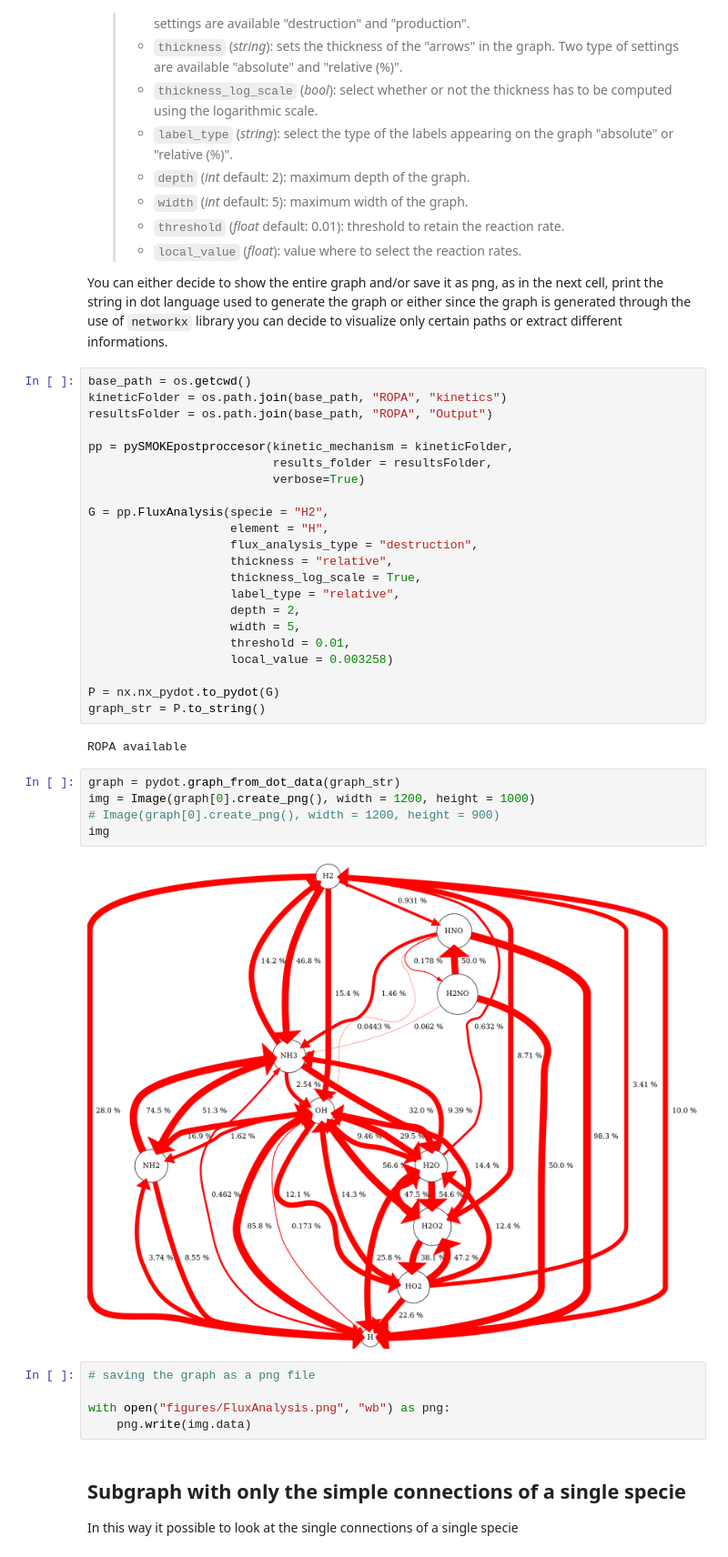
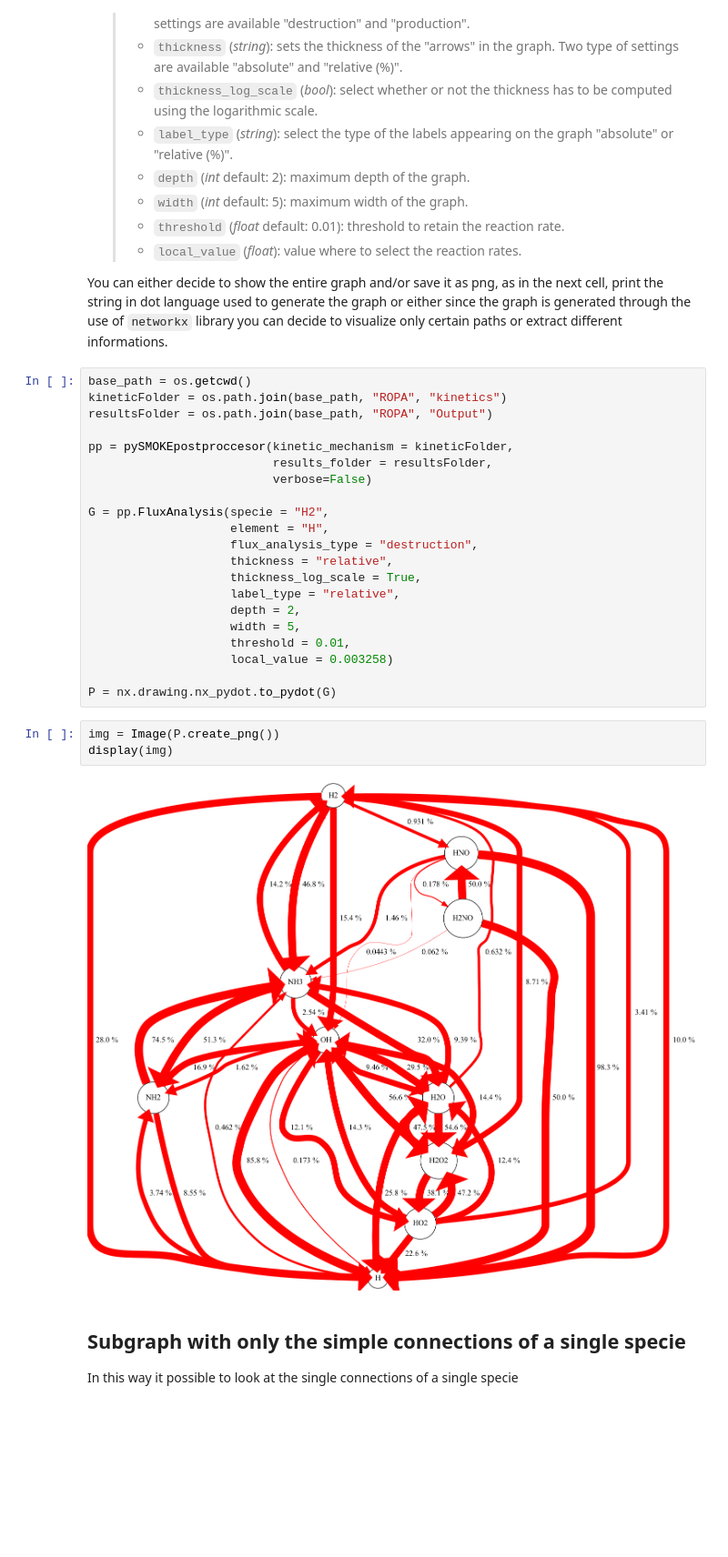
Before and after one commit to tdinelli/pySMOKEPostProcessor, a Jupyter notebook: examples/FluxAnalysis-01.ipynb, the cells around one changed output. Shown at 91% size. Drawn from its saved outputs; the diff is of its cells as text; blank space fills up the shorter version.

Commit message:
Update example on flux-analysis

```diff
--- a/examples/FluxAnalysis-01.ipynb
+++ b/examples/FluxAnalysis-01.ipynb
@@ -36,7 +36,7 @@ resultsFolder = os.path.join(base_path, "ROPA", "Output")
 
 pp = pySMOKEpostproccesor(kinetic_mechanism = kineticFolder,
                           results_folder = resultsFolder,
-                          verbose=True)
+                          verbose=False)
 
 G = pp.FluxAnalysis(specie = "H2",
                     element = "H",
@@ -49,22 +49,12 @@ G = pp.FluxAnalysis(specie = "H2",
                     threshold = 0.01,
                     local_value = 0.003258)
 
-P = nx.nx_pydot.to_pydot(G)
-graph_str = P.to_string()
+P = nx.drawing.nx_pydot.to_pydot(G)
-# %% [output]
-ROPA available
-# %%
-graph = pydot.graph_from_dot_data(graph_str)
-img = Image(graph[0].create_png(), width = 1200, height = 1000)
-# Image(graph[0].create_png(), width = 1200, height = 900)
-img
-# %% [output]
-[figure, removed]
-# %%
-# saving the graph as a png file
-
-with open("figures/FluxAnalysis.png", "wb") as png:
-    png.write(img.data)
+# %%
+img = Image(P.create_png())
+display(img)
+# %% [output]
+[figure, added]
 # %% [markdown]
 ## Subgraph with only the simple connections of a single specie
 
```
Also changed, not shown: parts of 3 cells of this notebook.
